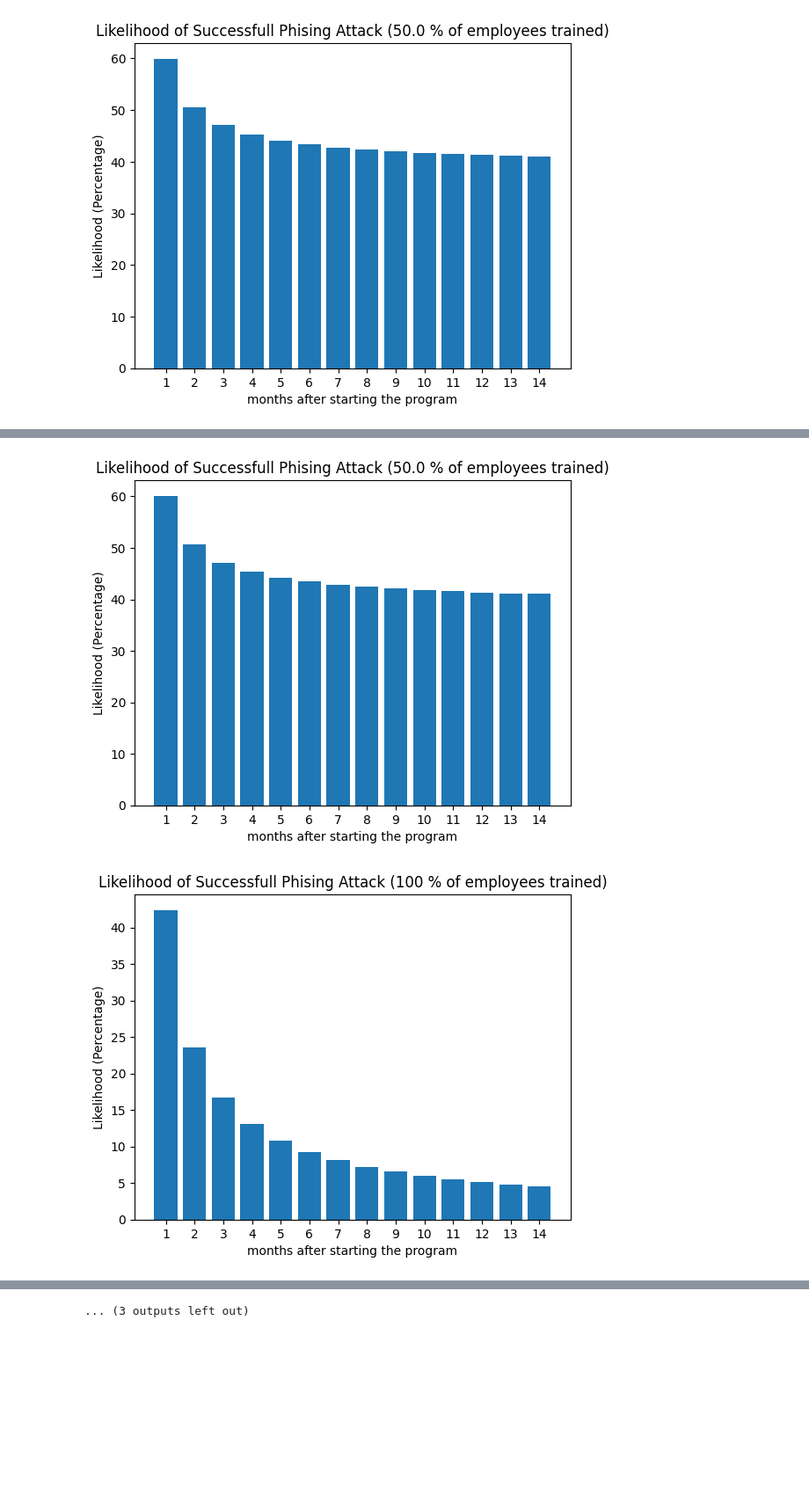
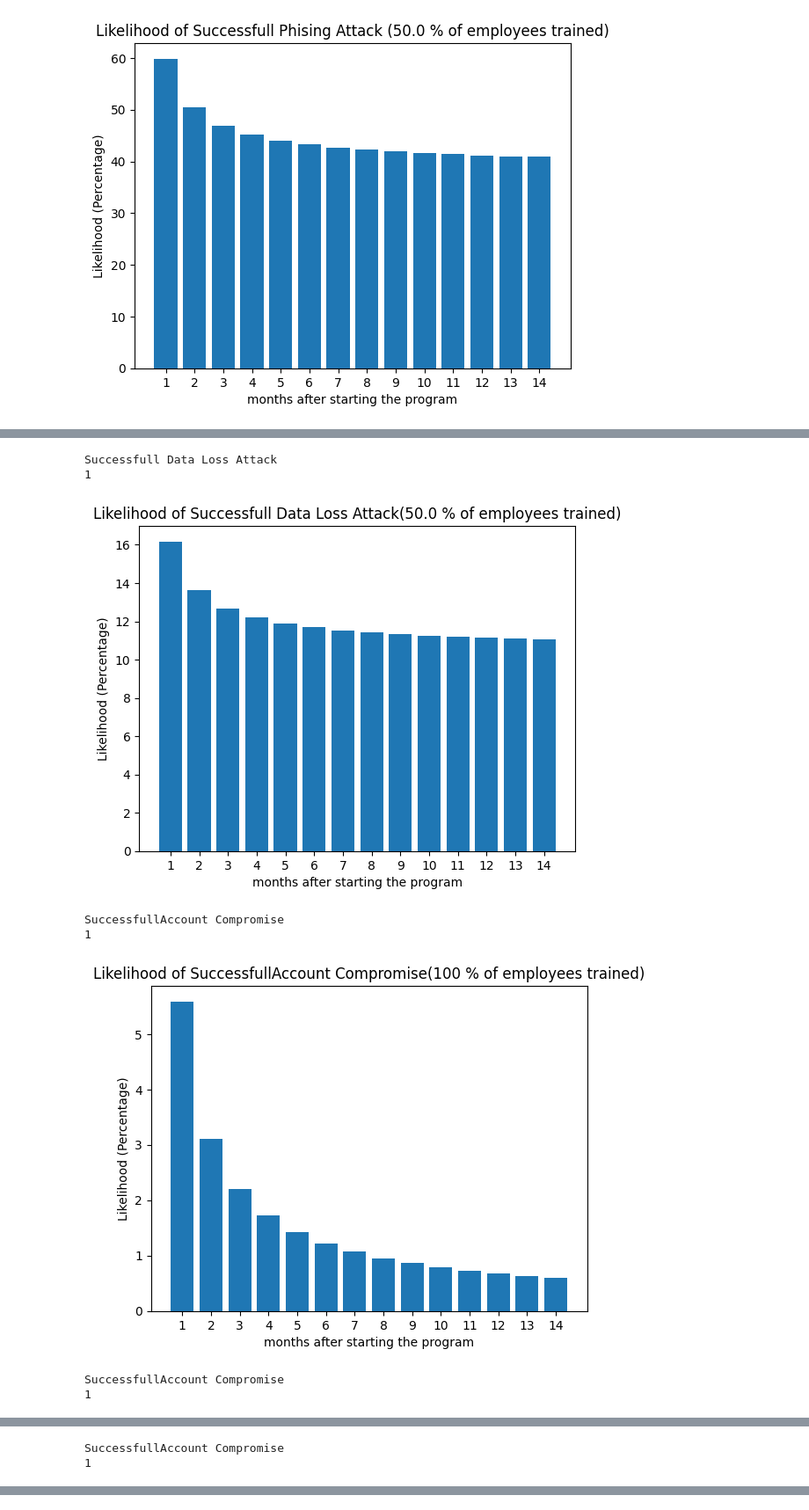
Before and after one commit to IsabelleLenertz/MICS_W220, a Jupyter notebook: risk_simulation.ipynb, the cells around one changed output, grey strips where cells are left out. Shown at 88% size. Saved outputs shown, nothing was run; the diff lists cells and outputs as text; code cells hidden in the pictures; blank space fills up the shorter version.

Commit message:
fixed graphs for individual risks

```diff
--- a/risk_simulation.ipynb
+++ b/risk_simulation.ipynb
@@ -64,8 +64,8 @@ def graph(emp_train, risks):
     series = []
     plt.rcdefaults()
     if len(risks) == 1:
-        series =  map(lambda value: value*100, p_incidents_per_type[risk])
-        plt.title("Likelihood of " + str(risks) + "(" + str(emp_train*100) + " % of employees trained)")
+        series =  list(map(lambda value: value*100, p_incidents_per_type[risks[0]]))
+        plt.title("Likelihood of " + str(risks[0]) + "(" + str(emp_train*100) + " % of employees trained)")
     else:
         df = pd.DataFrame.from_dict(p_incidents_per_type)
         risk_prob = df.sum(axis=1).values.tolist()
@@ -87,5 +87,5 @@ for i in training_rates:
 # %%
 for risk in incidents_risk.keys():
     for i in training_rates:
-        graph(i, risk)
+        graph(i, [risk])
 # %% [output]
@@ -94,2 +98,8 @@ for risk in incidents_risk.keys():
+Successfull Data Loss Attack
+1
-[figure, old version]
+[figure, new version]
+SuccessfullAccount Compromise
+1
-[figure, old version]
+[figure, new version]
+SuccessfullAccount Compromise
+1
@@ -96,0 +107,2 @@ for risk in incidents_risk.keys():
+SuccessfullAccount Compromise
+1
@@ -104 +109,0 @@ for risk in incidents_risk.keys():
-... (3 outputs left out)
```
Also changed, not shown: parts of 1 cell of this notebook, 1 other file.
